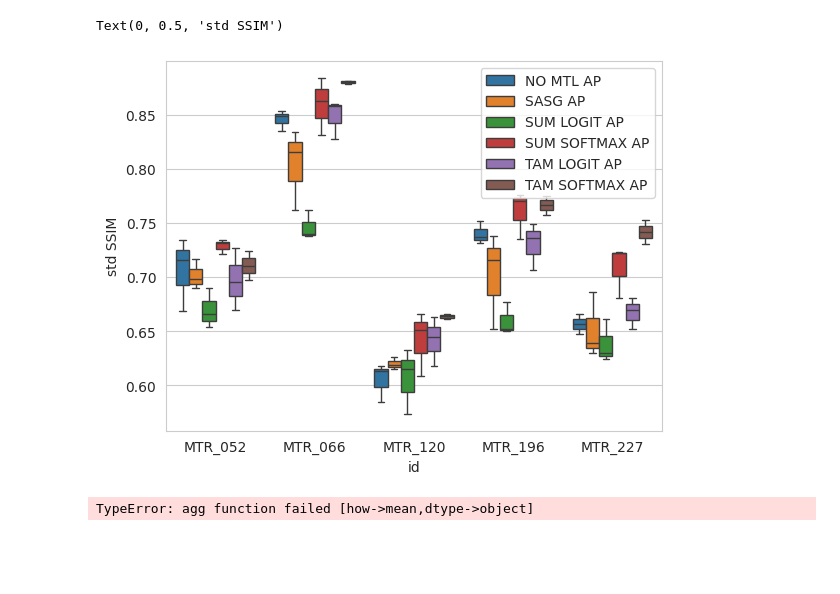
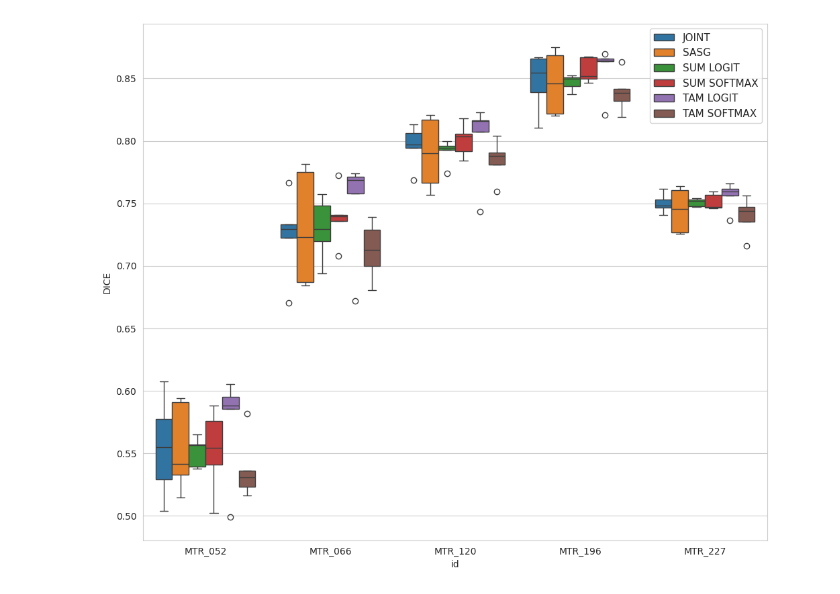
Before and after one commit to TimPaquaij/atommic, a Jupyter notebook: projects/MTL/rs/SKMTEA/Visualize_Uncertainty.ipynb, the cells around one changed output. Saved outputs shown, nothing was run; the diff lists cells and outputs as text; code cells hidden in the pictures; blank space fills up the shorter version.

```diff
--- a/projects/MTL/rs/SKMTEA/Visualize_Uncertainty.ipynb
+++ b/projects/MTL/rs/SKMTEA/Visualize_Uncertainty.ipynb
@@ -365,20 +596,10 @@ Text(0, 0.5, 'std SSIM')
 # %%
-data = dataframe.groupby(['type','echo','id','version'])['SSIM'].agg(['mean']).reset_index()
+data = dataframe.groupby(['type','id','version'])['DICE'].agg(['mean']).reset_index()
 data =data.loc[np.isin(data['id'], ['MTR_052','MTR_066','MTR_120','MTR_196','MTR_227'])]
-data =data.loc[np.isin(data['echo'], ['2'])]
-fig, ax = plt.subplots(1,1)
+fig, ax = plt.subplots(1,1,figsize=(12,10))
 sns.boxplot(data,x='id',y='mean',hue='type',ax=ax)
-ax.legend()
-ax.set_ylabel('std SSIM')
+plt.legend(loc=1,fontsize=11)
+ax.set_ylabel('DICE')
+plt.savefig("/scratch/tmpaquaij/Figures/dice_score_5_patients")
 # %% [output]
-Text(0, 0.5, 'std SSIM')
-[figure, old version]
+[figure, new version]
-# %%
-SSIM = dataframe.groupby(['type','echo','version']).agg(['mean']).reset_index()
-SSIM = SSIM.groupby(['type','echo'])['mean'].agg(['mean','std'])
-print(SSIM)
-
-SSIM = dataframe.groupby(['type','echo'])['SSIM'].agg(['mean','std']).reset_index()
-print(SSIM)
-# %% [output]
-TypeError: agg function failed [how->mean,dtype->object]
```
Also changed, not shown: parts of 14 cells of this notebook, 15 other files.
